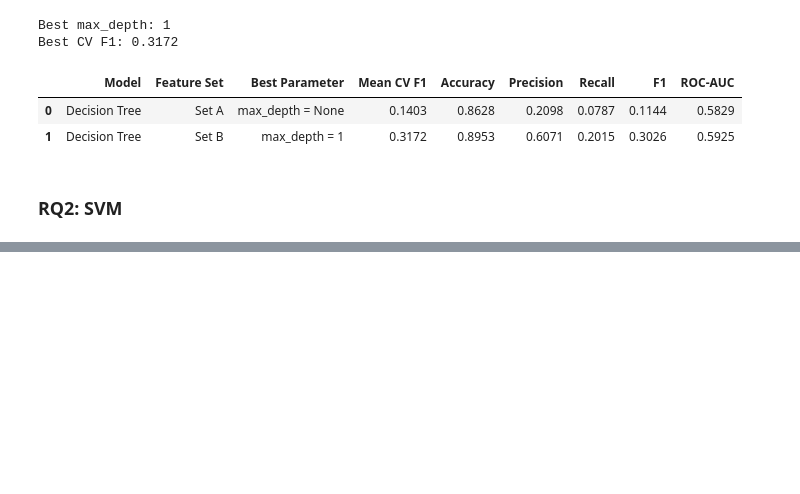
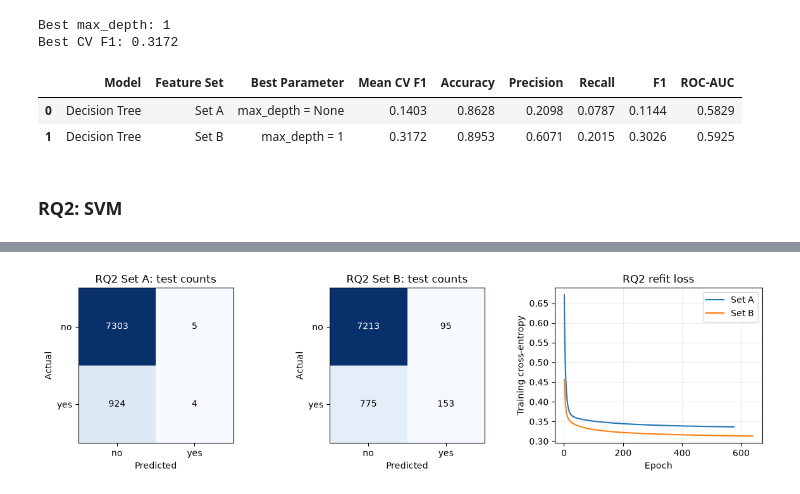
Before and after one commit to FredZ-U/COOMP-90049-Project2, a Jupyter notebook: A2_Bank_Marketing.ipynb, the cells around one changed output, grey strips where cells are left out. Saved outputs shown, nothing was run; the diff lists cells and outputs as text; code cells hidden in the pictures; blank space fills up the shorter version.

```diff
--- a/A2_Bank_Marketing.ipynb
+++ b/A2_Bank_Marketing.ipynb
@@ -2120,0 +2619,8 @@ ROC-AUC : 0.1192
+# %%
+# Reuse previously computed results; no additional model fitting.
+for set_name in rq2_sets:
+    print("Logistic Regression -", set_name)
+    display(lr_rq2_tuning[set_name].round(4))
+    print("Best C:", lr_rq2_best[set_name]["C"])
+    print("Best CV F1:", round(lr_rq2_best[set_name]["Mean CV F1"], 4))
+display(lr_rq2_results_df.round(4))
@@ -2120,0 +3283,22 @@ ROC-AUC : 0.1192
+# %%
+c_history_figure, axes = plt.subplots(1, 3, figsize=(12, 3.4))
+for ax, set_name in zip(axes[:2], ["Set A", "Set B"]):
+    cm = confusion_matrix(y_test, c_rq2_predictions[set_name], labels=[0, 1])
+    ax.imshow(cm, cmap="Blues")
+    for row in range(2):
+        for col in range(2):
+            ax.text(col, row, str(cm[row, col]), ha="center", va="center",
+                    color="white" if cm[row, col] > cm.max() / 2 else "black")
+    ax.set(xticks=[0, 1], yticks=[0, 1], xticklabels=["no", "yes"],
+           yticklabels=["no", "yes"], xlabel="Predicted", ylabel="Actual",
+           title=f"RQ2 {set_name}: test counts")
+for set_name, pipeline in c_rq2_models.items():
+    losses = pipeline.named_steps["model"].loss_curve_
+    axes[2].plot(range(1, len(losses) + 1), losses, label=set_name)
+axes[2].set(xlabel="Epoch", ylabel="Training cross-entropy", title="RQ2 refit loss")
+axes[2].legend()
+axes[2].grid(alpha=0.2)
+c_history_figure.tight_layout()
+plt.show()
+# %% [output]
+[figure, added]
```
Also changed, not shown: parts of 66 cells of this notebook.
